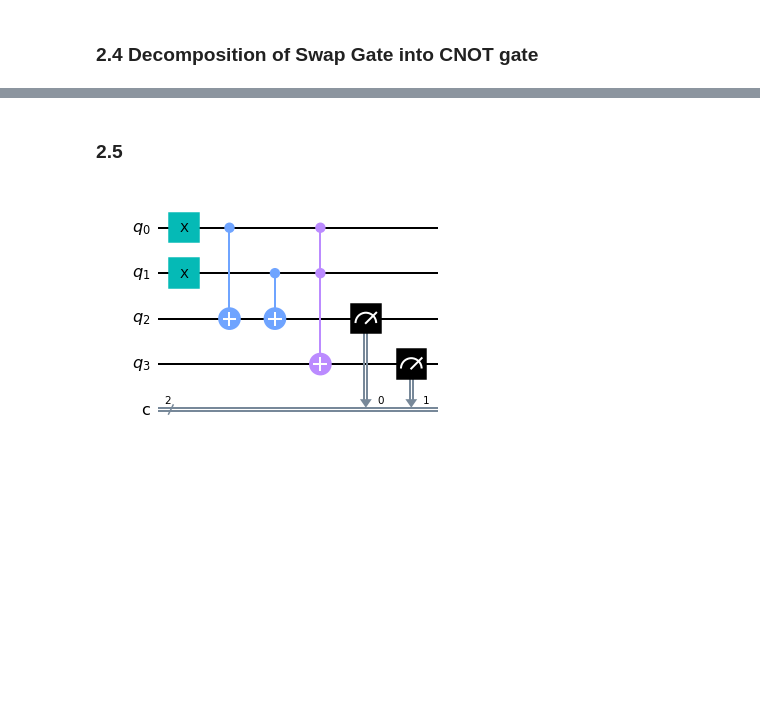
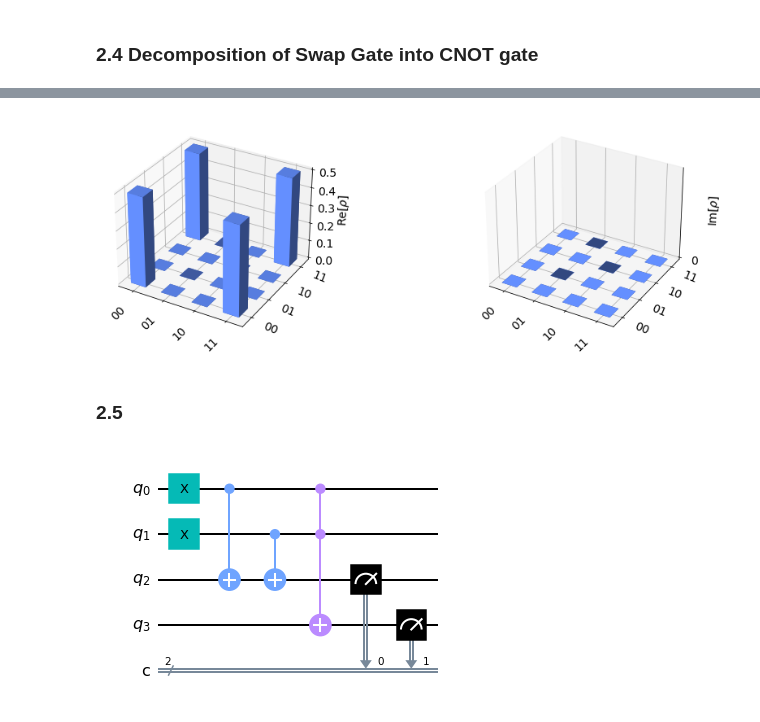
Before and after one commit to nithinaditya/quantum-computation, a Jupyter notebook: Practicals/quantumPracticals.ipynb, the cells around one changed output, grey strips where cells are left out. Cells and saved outputs as stored; diff of their text form; code cells hidden in the pictures; blank space fills up the shorter version.

```diff
--- a/Practicals/quantumPracticals.ipynb
+++ b/Practicals/quantumPracticals.ipynb
@@ -64,7 +88,9 @@ plot_state_city(rho_AB.data, title='Density Matrix')
 # %%
-#rho_AB = qi.DensityMatrix.from_instruction(qc_c)
-#rho_AB.draw('latex', prefix='\\rho_{AB} = ')
-#Statevector(qc).draw('city')
+rho_AB = qi.DensityMatrix.from_instruction(qc_c)
+rho_AB.draw('latex', prefix='\\rho_{AB} = ')
+Statevector(qc).draw('city')
+# %% [output]
+[figure, added]
 # %% [markdown]
 ### 2.5
 # %%
```
Also changed, not shown: parts of 8 cells of this notebook, 1 other file.
